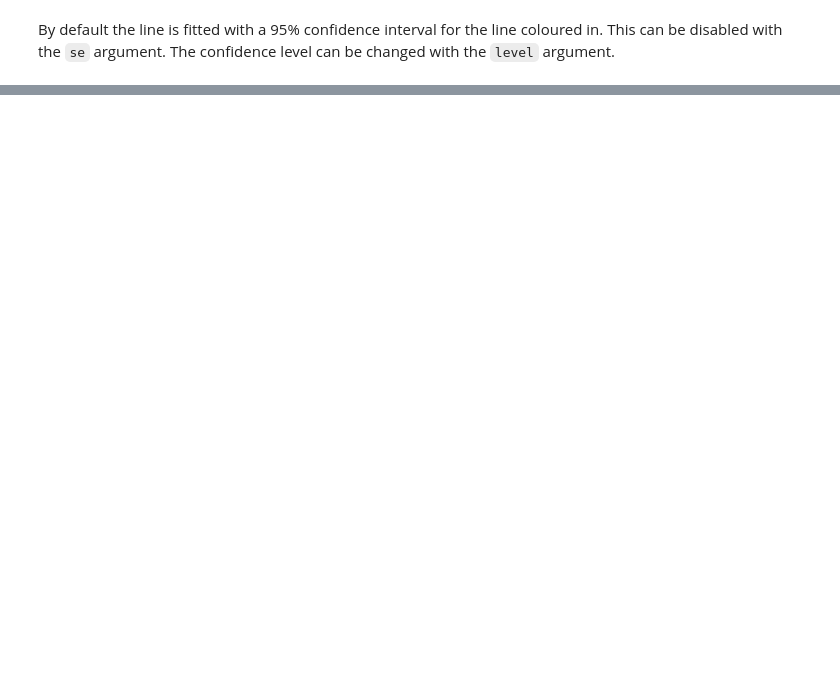
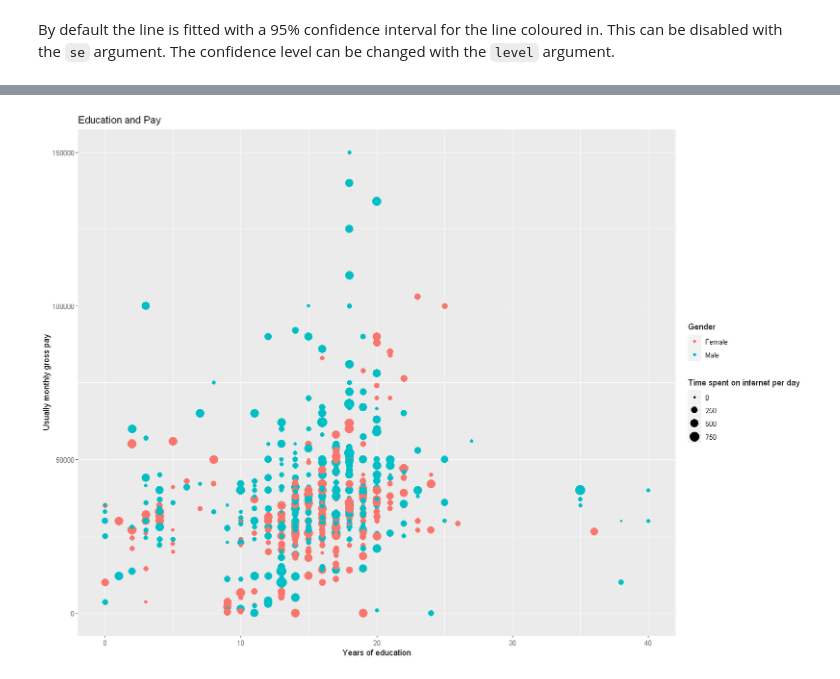
Before and after one commit to quasidemic/teachR, a Jupyter notebook: notebooks/teachR_visualize-ggplot2.ipynb, the cells around one changed output, grey strips where cells are left out. Drawn from its saved outputs; the diff is of its cells as text; code cells hidden in the pictures; blank space fills up the shorter version.

Commit message:
add ggplot customization

```diff
--- a/notebooks/teachR_visualize-ggplot2.ipynb
+++ b/notebooks/teachR_visualize-ggplot2.ipynb
@@ -103,0 +141,5 @@ By default the line is fitted with a 95% confidence interval for the line colour
+# %%
+ggplot(data = ess18_filt, mapping = aes(x = eduyrs, y = grspnum, colour = gndr, size = netustm)) +
+    geom_point() +
+    labs(title = 'Education and Pay', x = 'Years of education', y = 'Usually monthly gross pay', colour = 'Gender', size = 'Time spent on internet per day')
+# %% [output]
@@ -103,0 +148 @@ By default the line is fitted with a 95% confidence interval for the line colour
+[figure, added]
```
Also changed, not shown: parts of 16 cells of this notebook.
